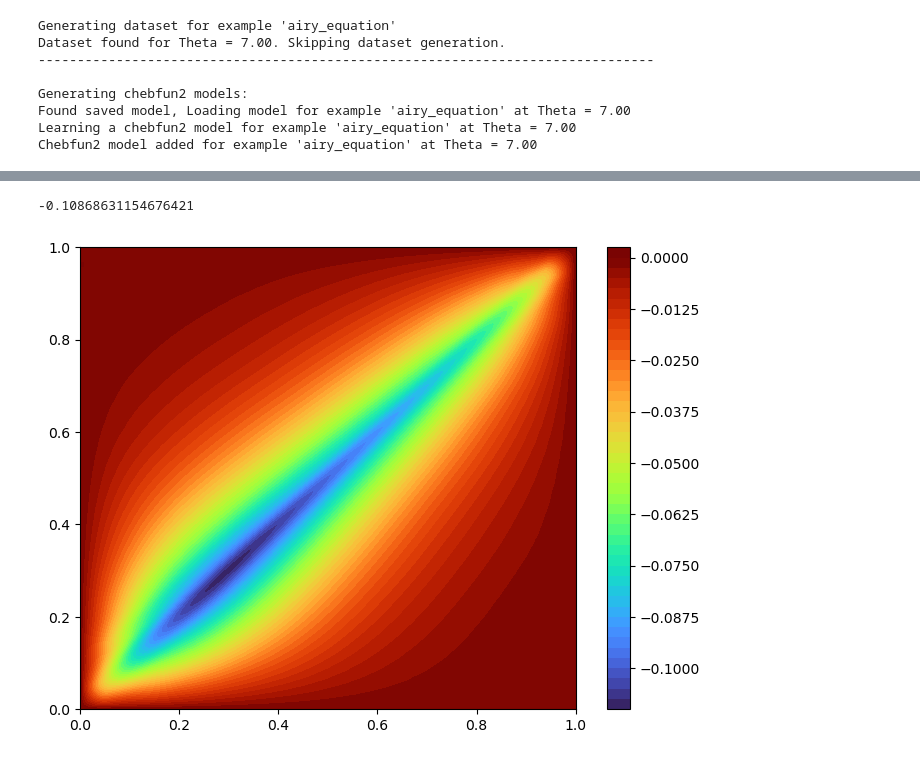
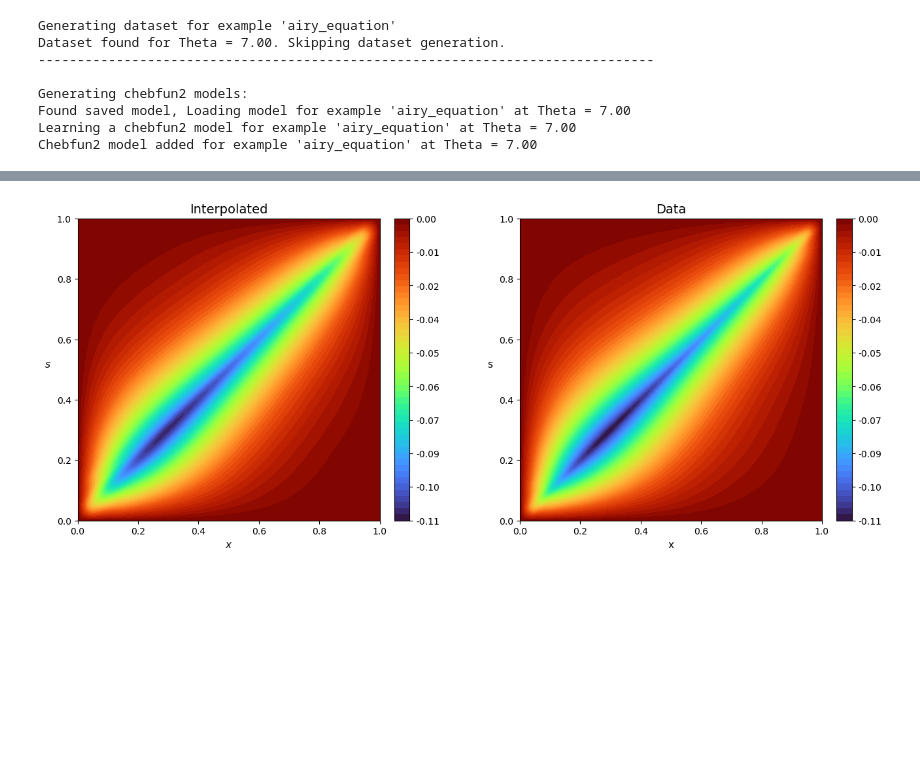
Before and after one commit to hsharsh/chebgreen, a Jupyter notebook: main/airy.ipynb, the cells around one changed output, grey strips where cells are left out. Saved outputs shown, nothing was run; the diff lists cells and outputs as text; code cells hidden in the pictures; blank space fills up the shorter version.

Commit message:
Added ploting code for comparing Green's functions
Former-commit-id: 256a0ba5c4f70a7eb1687f453187d51a3a8f8409

```diff
--- a/main/airy.ipynb
+++ b/main/airy.ipynb
@@ -96,7 +96,3 @@ Generating chebfun2 models:
 Found saved model, Loading model for example 'airy_equation' at Theta = 7.00
 Learning a chebfun2 model for example 'airy_equation' at Theta = 7.00
 Chebfun2 model added for example 'airy_equation' at Theta = 7.00
-# %%
-xx = np.linspace(0,1,2000)
-yy = np.linspace(0,1,2000)
-x, y = np.meshgrid(xx,yy)
@@ -114,11 +99,42 @@ print(np.min(G))
-# %%
-G = G7[x,y]
-fig = plt.figure(figsize = (8,6))
-# vmin, vmax = np.min(G), np.max(G)
-plt.contourf(x,y,G, 50, cmap = 'turbo', vmin = vmin, vmax = vmax)
-plt.colorbar()
-print(np.min(G))
-# fig.savefig(f'poisson_greenlearning_chebfun2.png', dpi = fig.dpi)
-# %% [output]
--0.10868631154676421
-[figure, removed]
+# %%
+def compareGreen1D(interpModel, exactModel, vmin = None, vmax = None):
+    domain = interpModel.domain
+    xx = np.linspace(domain[2],domain[3],2000)
+    yy = np.linspace(domain[0],domain[1],2000)
+    x, s = np.meshgrid(xx,yy)
+
+    if vmin is None:
+        vmin = min(interpModel.min,exactModel.min)
+    if vmax is None:
+        vmax = max(interpModel.max,exactModel.max)
+
+    plt.figure(figsize = (16,6))
+    plt.subplot(121)
+
+    GInterp = interpModel[x,s]
+
+    levels = np.linspace(vmin, vmax, 50, endpoint = True)
+    ticks = np.linspace(vmin, vmax, 10, endpoint=True)
+
+    surf = plt.contourf(x, s, GInterp, levels = levels, cmap = 'turbo', vmin = vmin, vmax = vmax)
+    plt.gca().set_aspect('equal', adjustable='box')
+    cbar = plt.colorbar(ticks = ticks, fraction = 0.046, pad = 0.04)
+    cbar.ax.set_yticklabels(["{:4.2f}".format(i) for i in ticks])
+    plt.xlabel('$x$', fontsize = 11)
+    plt.ylabel('$s$', rotation='horizontal', labelpad=10, fontsize = 11)
+    plt.title("Interpolated", fontsize = 14)
+
+    GExact = exactModel[x,s]
+
+    plt.subplot(122)
+    plt.gca().set_aspect('equal', adjustable='box')
+    surf = plt.contourf(x, s, GExact, levels = levels, cmap = 'turbo', vmin = vmin, vmax = vmax)
+    cbar = plt.colorbar(ticks = ticks, fraction = 0.046, pad = 0.04)
+    cbar.ax.set_yticklabels(["{:4.2f}".format(i) for i in ticks])
+    plt.xlabel('x', fontsize = 11)
+    plt.ylabel('s', rotation='horizontal', labelpad=10, fontsize = 11)
+    plt.title("Data", fontsize = 14)
+# %%
+compareGreen1D(G7,validation.G[7])
+# %% [output]
+[figure, added]
```
Also changed, not shown: parts of 3 cells of this notebook, 1 other file.
